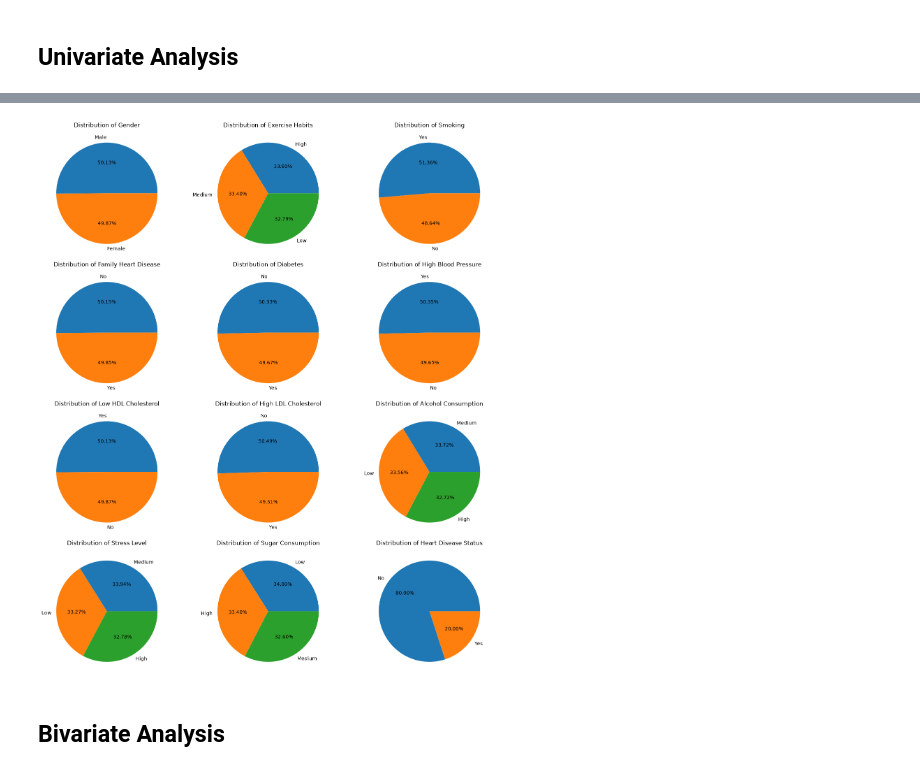
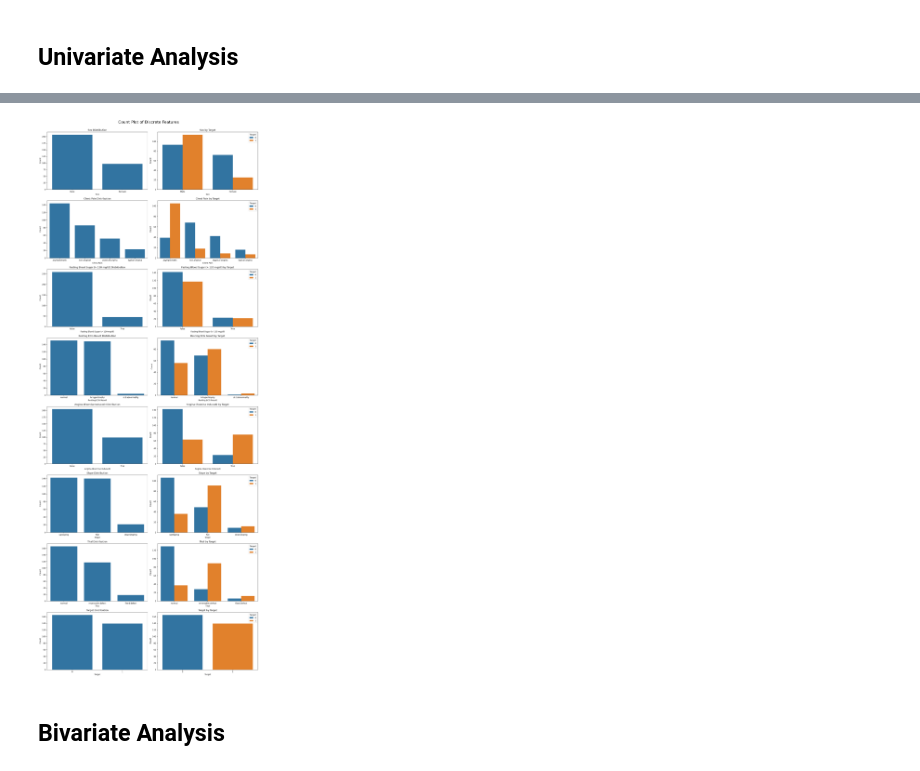
Before and after one commit to VRYeshwanth/Heart-Disease-Prediction, a Jupyter notebook: notebooks/01_eda.ipynb, the cells around one changed output, grey strips where cells are left out. Saved outputs shown, nothing was run; the diff lists cells and outputs as text; code cells hidden in the pictures.

```diff
--- a/notebooks/01_eda.ipynb
+++ b/notebooks/01_eda.ipynb
@@ -84,22 +97,27 @@ plt.show()
-# %%
-rows = len(categorical_features) + 1 // 3
-fig, axes = plt.subplots(rows, 3, figsize=(14, 4*rows))
-
-axes = axes.flatten()
-
-for i, col in enumerate(categorical_features):
-    data = df[col].value_counts()
-
-    axes[i].pie(data, labels=data.index, autopct="%1.2f%%")
-    axes[i].set_title(f"Distribution of {col}")
-
-for j in range(i + 1, len(axes)):
-    fig.delaxes(axes[j])
-
-plt.tight_layout()
-plt.show()
-# %% [output]
-[figure, removed]
+# %%
+n_rows = len(discrete_features)
+
+fig, axes = plt.subplots(n_rows, 2, figsize=(16, 5*n_rows))
+
+for i, col in enumerate(discrete_features):
+    order = df[col].value_counts().index
+
+    sns.countplot(df, x=col, ax=axes[i][0], order=order)
+    axes[i][0].set_title(f'{col} Distribution')
+    axes[i][0].set_xlabel(col)
+    axes[i][0].set_ylabel('Count')
+
+    sns.countplot(df, x=col, hue='Target', ax=axes[i][1], order=order)
+    axes[i][1].set_title(f'{col} by Target')
+    axes[i][1].set_xlabel(col)
+    axes[i][1].set_ylabel('Count')
+
+
+fig.suptitle("Count Plot of Discrete Features", y=1.001, fontsize=20)
+plt.tight_layout()
+plt.show()
+# %% [output]
+[figure, added]
 # %% [markdown]
 ## Bivariate Analysis
 # %%
```
Also changed, not shown: parts of 9 cells of this notebook, 4 other files.
